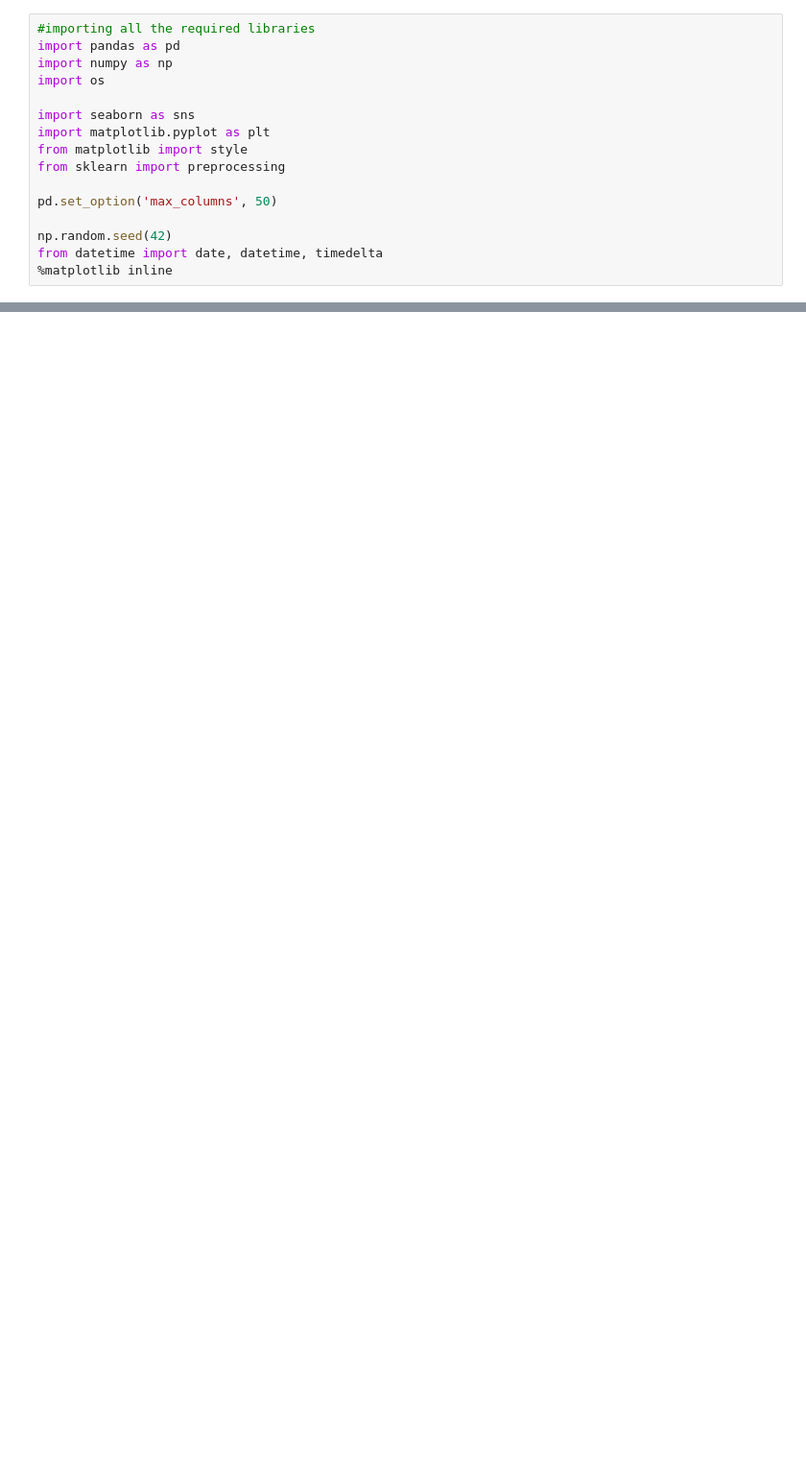
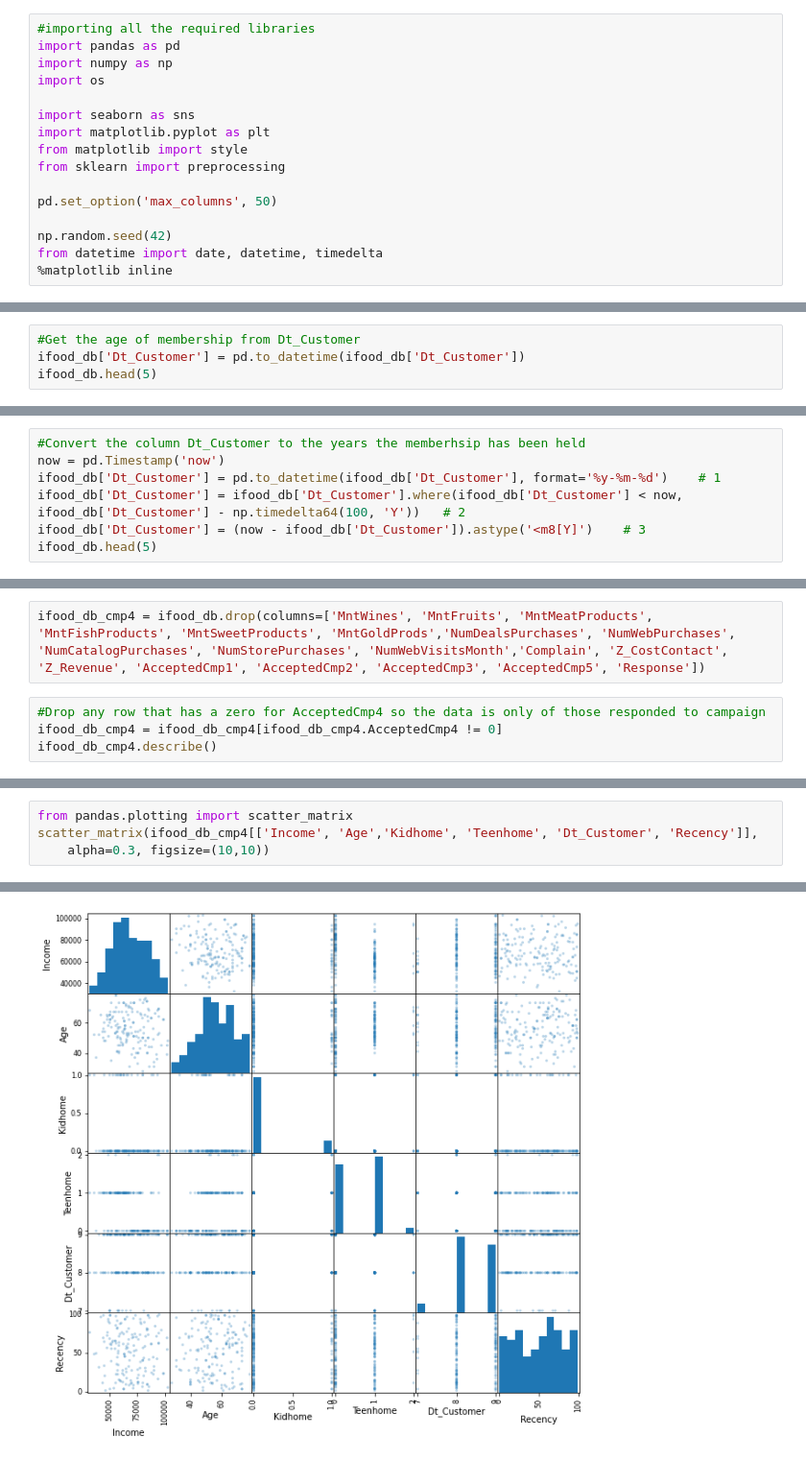
Before and after one commit to SauKno/Final_Project_Sales_Projection, a Jupyter notebook: Classification_Cmp_Cohort.ipynb, the cells around one changed output, grey strips where cells are left out. Shown: that part at 96% size. Cells and saved outputs as stored; diff of their text form; blank space fills up the shorter version.

```diff
--- a/Classification_Cmp_Cohort.ipynb
+++ b/Classification_Cmp_Cohort.ipynb
@@ -200,0 +108,4 @@ NameError: ignored
+# %%
+#Get the age of membership from Dt_Customer
+ifood_db['Dt_Customer'] = pd.to_datetime(ifood_db['Dt_Customer'])
+ifood_db.head(5)
@@ -200,0 +119,7 @@ NameError: ignored
+# %%
+#Convert the column Dt_Customer to the years the memberhsip has been held
+now = pd.Timestamp('now')
+ifood_db['Dt_Customer'] = pd.to_datetime(ifood_db['Dt_Customer'], format='%y-%m-%d')    # 1
+ifood_db['Dt_Customer'] = ifood_db['Dt_Customer'].where(ifood_db['Dt_Customer'] < now, ifood_db['Dt_Customer'] - np.timedelta64(100, 'Y'))   # 2
+ifood_db['Dt_Customer'] = (now - ifood_db['Dt_Customer']).astype('<m8[Y]')    # 3
+ifood_db.head(5)
@@ -200,0 +185,6 @@ NameError: ignored
+# %%
+ifood_db_cmp4 = ifood_db.drop(columns=['MntWines', 'MntFruits', 'MntMeatProducts', 'MntFishProducts', 'MntSweetProducts', 'MntGoldProds','NumDealsPurchases', 'NumWebPurchases', 'NumCatalogPurchases', 'NumStorePurchases', 'NumWebVisitsMonth','Complain', 'Z_CostContact', 'Z_Revenue', 'AcceptedCmp1', 'AcceptedCmp2', 'AcceptedCmp3', 'AcceptedCmp5', 'Response'])
+# %%
+#Drop any row that has a zero for AcceptedCmp4 so the data is only of those responded to campaign
+ifood_db_cmp4 = ifood_db_cmp4[ifood_db_cmp4.AcceptedCmp4 != 0]
+ifood_db_cmp4.describe()
@@ -200,0 +201,5 @@ NameError: ignored
+# %%
+from pandas.plotting import scatter_matrix
+scatter_matrix(ifood_db_cmp4[['Income', 'Age','Kidhome', 'Teenhome', 'Dt_Customer', 'Recency']],
+    alpha=0.3, figsize=(10,10))
+# %% [output]
@@ -200,0 +223 @@ NameError: ignored
+[figure, added]
```
Also changed, not shown: parts of 41 cells of this notebook.
